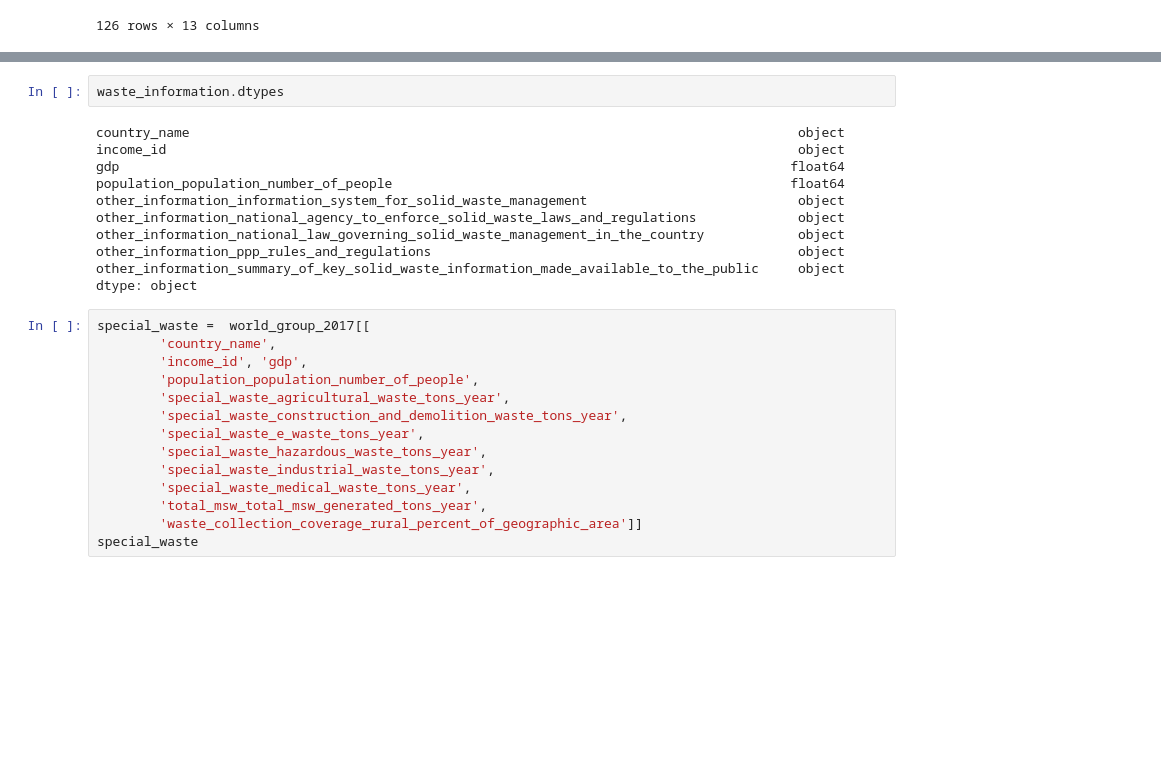
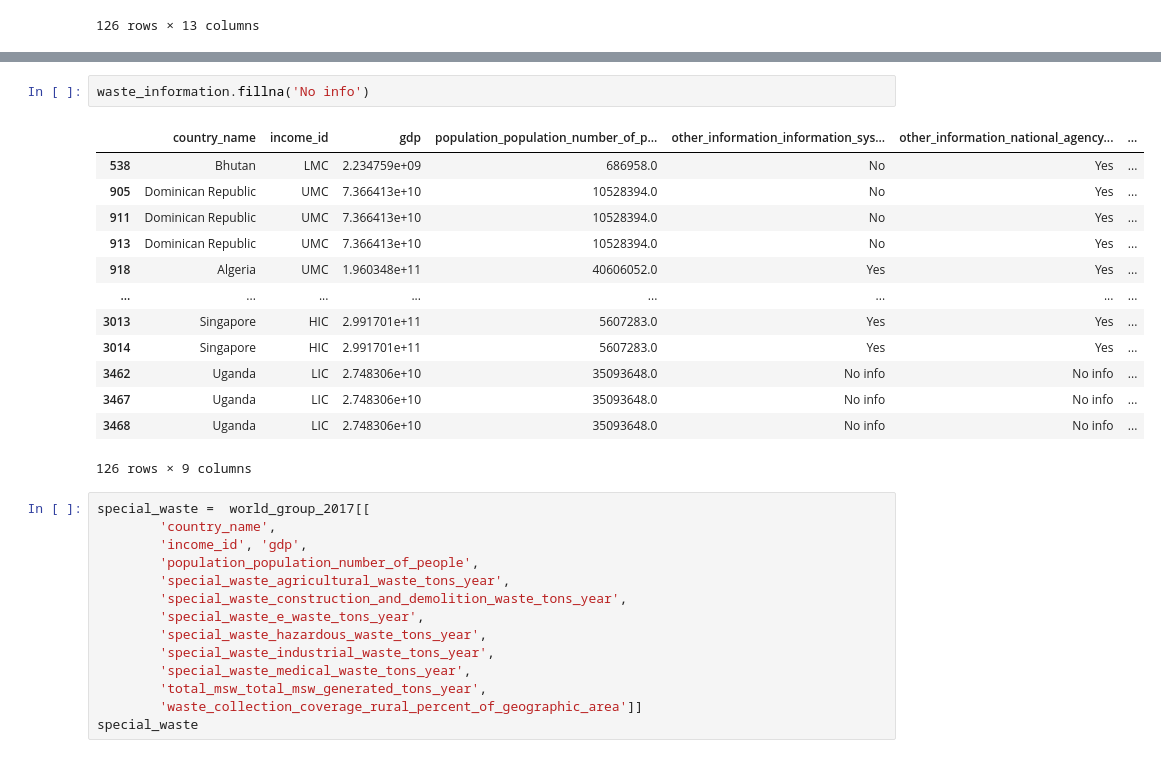
Before and after one commit to ShilpaMuralidhar/WasteManagement, a Jupyter notebook: Data_Science/Data cleaning.ipynb, the cells around one changed output, grey strips where cells are left out. Cells and saved outputs as stored; diff of their text form; blank space fills up the shorter version.

```diff
--- a/Data_Science/Data cleaning.ipynb
+++ b/Data_Science/Data cleaning.ipynb
@@ -255,17 +255,20 @@ waste_information
 126 rows × 9 columns
-# %%
-waste_information.dtypes
-# %% [output]
-country_name                                                                              object
-income_id                                                                                 object
-gdp                                                                                      float64
-population_population_number_of_people                                                   float64
-other_information_information_system_for_solid_waste_management                           object
-other_information_national_agency_to_enforce_solid_waste_laws_and_regulations             object
-other_information_national_law_governing_solid_waste_management_in_the_country            object
-other_information_ppp_rules_and_regulations                                               object
-other_information_summary_of_key_solid_waste_information_made_available_to_the_public     object
-dtype: object
+# %%
+waste_information.fillna('No info')
+# %% [output]
+|  | country_name | income_id | gdp | population_population_number_of_p... | other_information_information_sys... | other_information_national_agency... | ... |
+| 538 | Bhutan | LMC | 2.234759e+09 | 686958.0 | No | Yes | ... |
+| 905 | Dominican Republic | UMC | 7.366413e+10 | 10528394.0 | No | Yes | ... |
+| 911 | Dominican Republic | UMC | 7.366413e+10 | 10528394.0 | No | Yes | ... |
+| 913 | Dominican Republic | UMC | 7.366413e+10 | 10528394.0 | No | Yes | ... |
+| 918 | Algeria | UMC | 1.960348e+11 | 40606052.0 | Yes | Yes | ... |
+| ... | ... | ... | ... | ... | ... | ... | ... |
+| 3013 | Singapore | HIC | 2.991701e+11 | 5607283.0 | Yes | Yes | ... |
+| 3014 | Singapore | HIC | 2.991701e+11 | 5607283.0 | Yes | Yes | ... |
+| 3462 | Uganda | LIC | 2.748306e+10 | 35093648.0 | No info | No info | ... |
+| 3467 | Uganda | LIC | 2.748306e+10 | 35093648.0 | No info | No info | ... |
+| 3468 | Uganda | LIC | 2.748306e+10 | 35093648.0 | No info | No info | ... |
+126 rows × 9 columns
 # %%
 special_waste =  world_group_2017[[
         'country_name',
```
Also changed, not shown: parts of 1 cell of this notebook.
